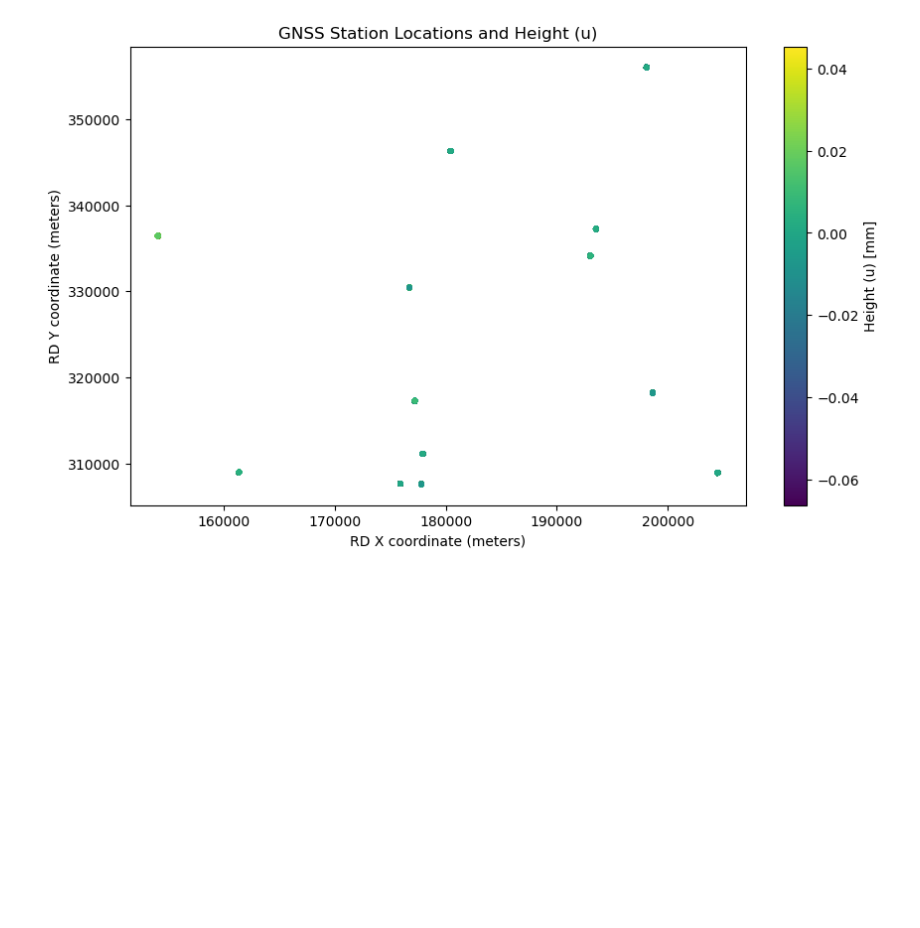
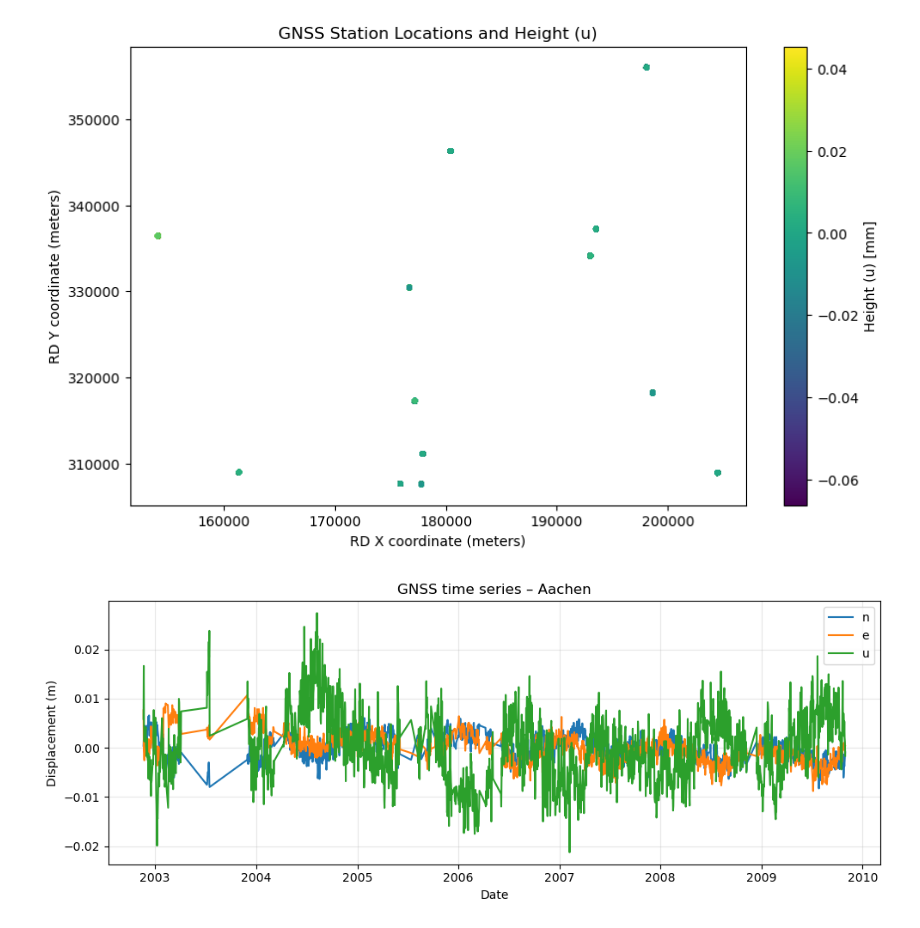
Before and after one commit to nigelwie/SHM-GH-Abandoned-Mines-Limburg, a Jupyter notebook: gnss/load_gnss_csv_file.ipynb, the cells around one changed output. Drawn from its saved outputs; the diff is of its cells as text; code cells hidden in the pictures; blank space fills up the shorter version.

Commit message:
Added plotting function

```diff
--- a/gnss/load_gnss_csv_file.ipynb
+++ b/gnss/load_gnss_csv_file.ipynb
@@ -39,3 +46,43 @@ plt.colorbar(sc, label='Height (u) [mm]')
 plt.show()
 # %% [output]
 [figure]
+# %%
+def plot_station_timeseries(df, station_name=None, station_id=None, cols=("n", "e", "u")):
+    """
+    Plot GNSS time series for one station.
+    Provide either station_name (e.g. "Aachen") or station_id (e.g. "0591").
+    """
+    if station_name is not None:
+        sub = df.loc[df["pnt_name"] == station_name].copy()
+        label = station_name
+    elif station_id is not None:
+        # pnt_id might be read as int; compare as string for safety
+        sub = df.loc[df["pnt_id"].astype(str) == str(station_id)].copy()
+        label = f"ID {station_id}"
+    else:
+        raise ValueError("Provide station_name or station_id.")
+
+    if sub.empty:
+        raise ValueError(f"No data found for {label}.")
+
+    sub = sub.sort_values("dates")
+
+    # --- Plot ---
+    fig, ax = plt.subplots(figsize=(10, 4))
+    for c in cols:
+        ax.plot(sub["dates"], sub[c], label=c)
+
+    ax.set_title(f"GNSS time series – {label}")
+    ax.set_xlabel("Date")
+    ax.set_ylabel("Displacement (m)")
+    ax.grid(True, alpha=0.3)
+    ax.legend()
+    plt.tight_layout()
+    plt.show()
+
+    return sub  # handy if you want to inspect/filter further
+# %%
+# --- Example: Aachen ---
+_ = plot_station_timeseries(df, station_name="Aachen", cols=("n", "e", "u"))
+# %% [output]
+[figure, added]
```
Also changed, not shown: parts of 3 cells of this notebook.
